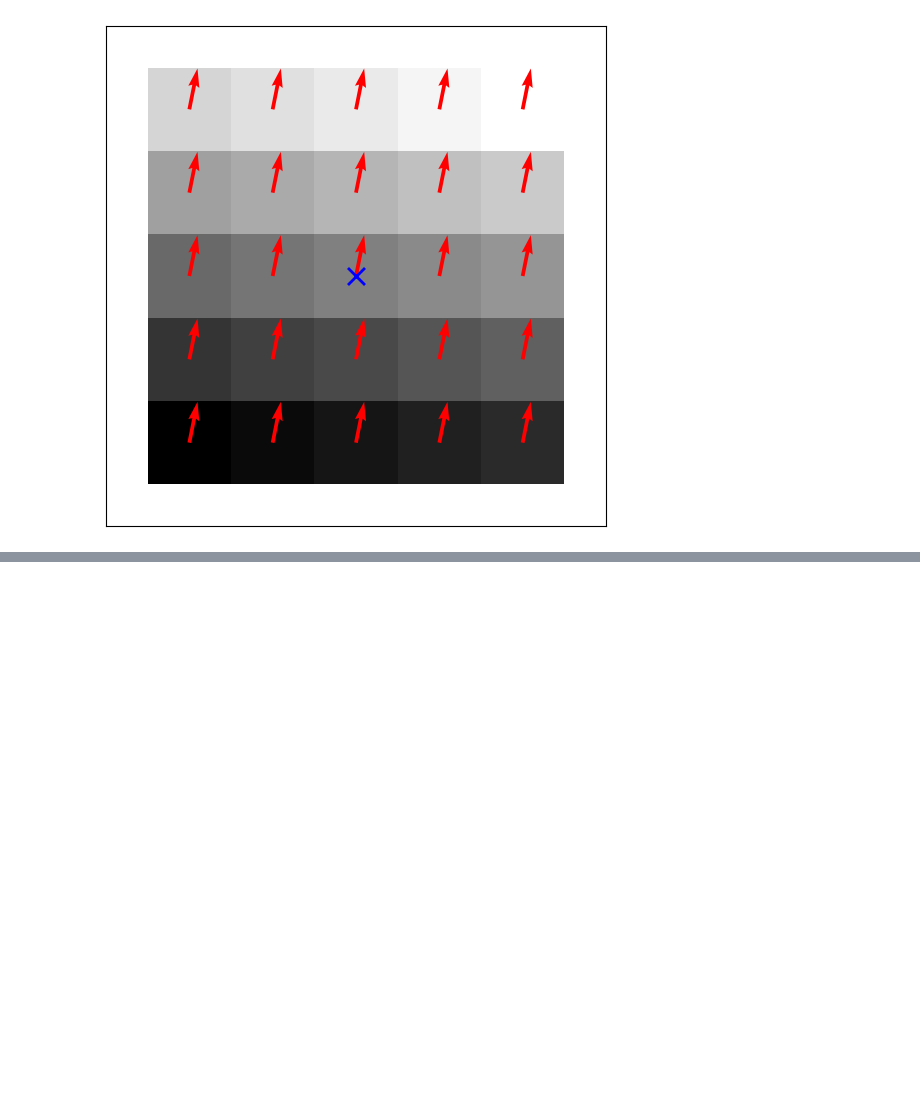
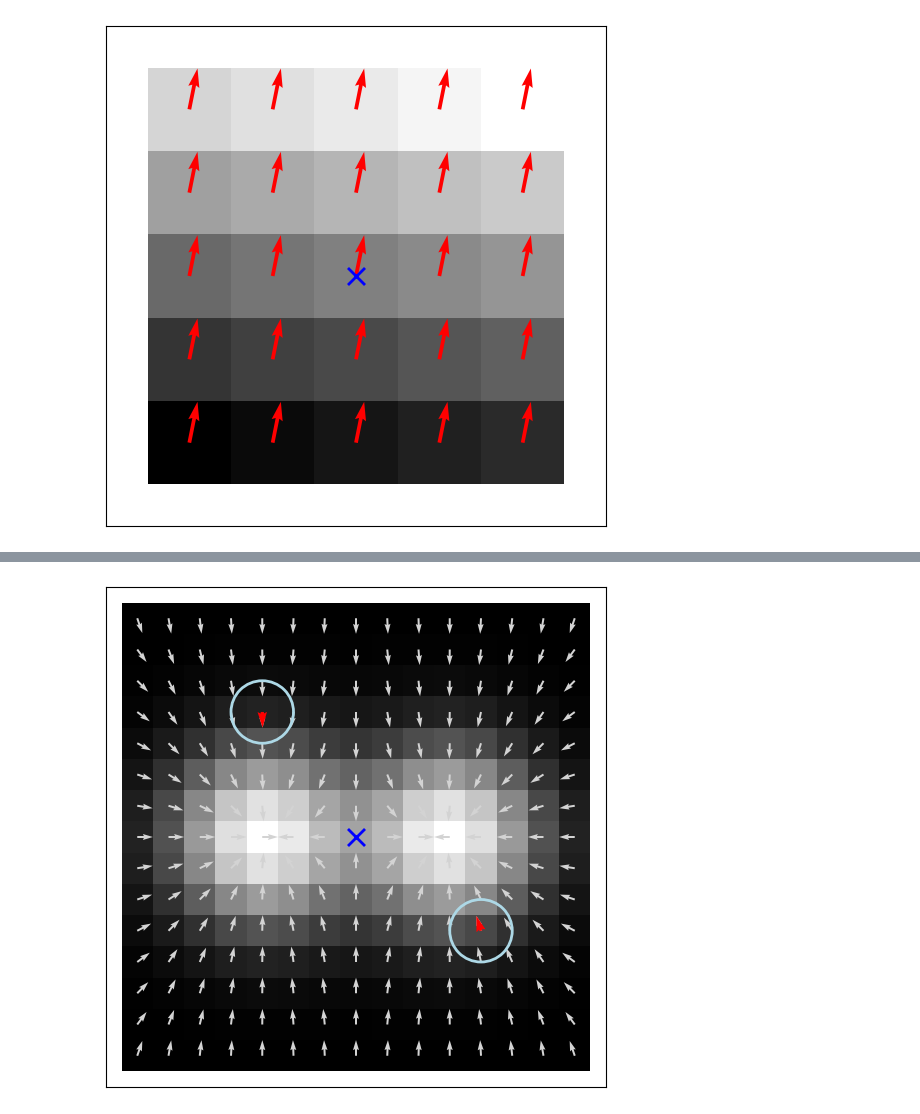
Before and after one commit to Desduh/gpa, a Jupyter notebook: Notebooks/gpa.ipynb, the cells around one changed output, grey strips where cells are left out. Saved outputs shown, nothing was run; the diff lists cells and outputs as text; code cells hidden in the pictures; blank space fills up the shorter version.

```diff
--- a/Notebooks/gpa.ipynb
+++ b/Notebooks/gpa.ipynb
@@ -2074,0 +3306,11 @@ gpaObject.plot_asymmetric_gradient_field(
+# %%
+gpaObject.plot_vector_pair(
+    p1=(11, 4),
+    p2=(4, 11),
+    fixed_length=True,
+    show_image=True,
+    show_scale=False,
+    show_center=True
+)
+# %% [output]
+[figure, added]
```
Also changed, not shown: parts of 9 cells of this notebook, 1 other file.
